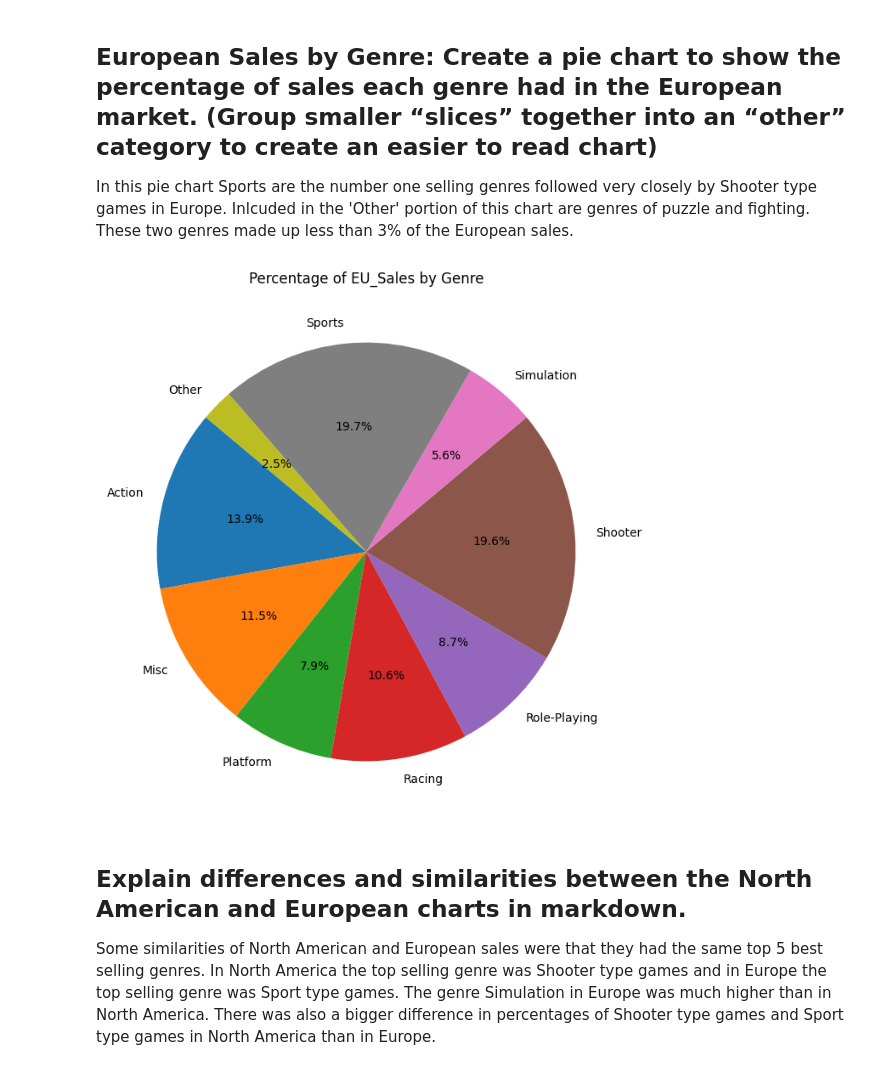
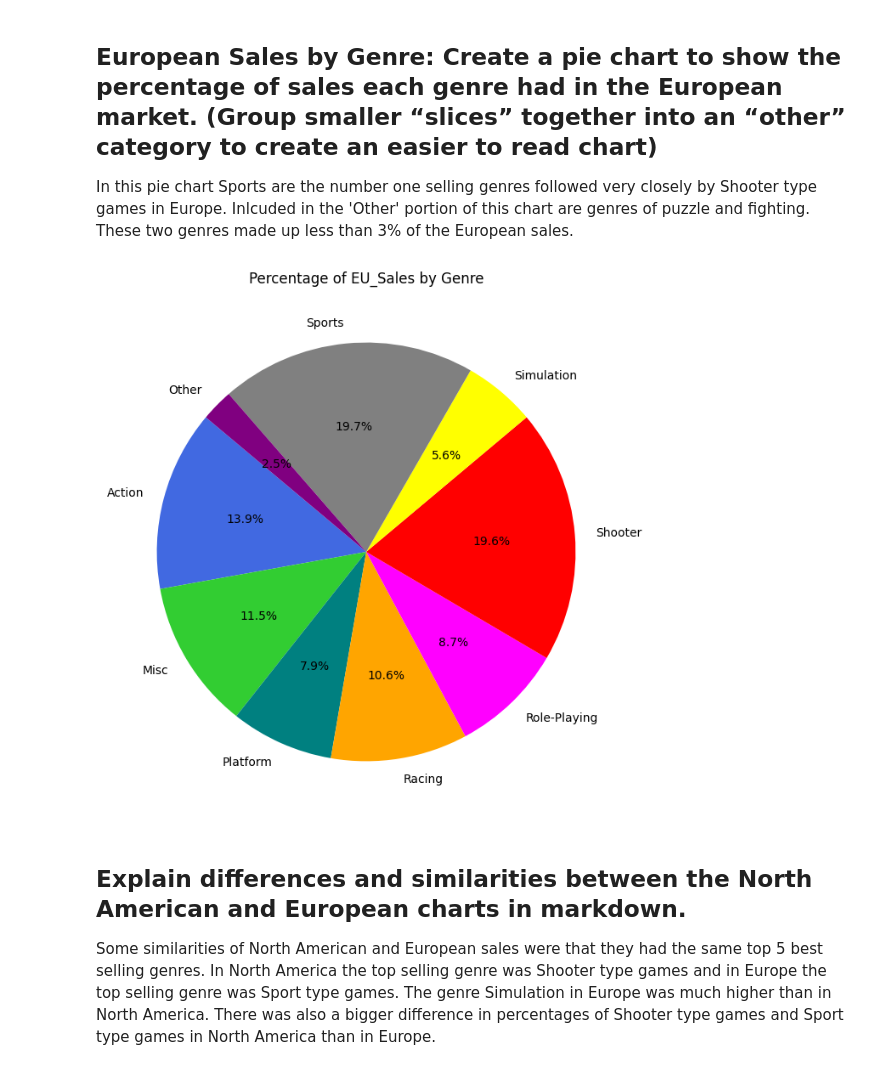
Before and after one commit to Schaeffer2013/Video_Game_Sales, a Jupyter notebook: Video_Game_Sales.ipynb, the cells around one changed output. Cells and saved outputs as stored; diff of their text form; code cells hidden in the pictures.

```diff
--- a/Video_Game_Sales.ipynb
+++ b/Video_Game_Sales.ipynb
@@ -85,18 +95,19 @@ In this pie chart Sports are the number one selling genres followed very closely
 # %%
 genre_eu_sales = vgs.groupby('Genre')['EU_Sales'].sum()
 total_eu_sales = genre_eu_sales.sum()
 genre_percent = (genre_eu_sales / total_eu_sales) * 100
 threshold = 3
 main_genres = genre_percent[genre_percent >= threshold]
 other_genre = genre_percent[genre_percent < threshold].sum()
 main_genres['Other'] = other_genre
+colors = ['royalblue', 'limegreen', 'teal', 'orange', 'magenta', 'red', 'yellow', 'gray', 'purple']
 plt.figure(figsize=(8, 8))
-plt.pie(main_genres, labels=main_genres.index, autopct='%1.1f%%', startangle=140)
+plt.pie(main_genres, labels=main_genres.index, colors=colors, autopct='%1.1f%%', startangle=140)
 plt.title('Percentage of EU_Sales by Genre')
 plt.axis=('equal')
 plt.show()
 # %% [output]
-[figure, old version]
+[figure, new version]
 # %% [markdown]
 ## Explain differences and similarities between the North American and European charts in markdown.
 Some similarities of North American and European sales were that they had the same top 5 best selling genres. In North America the top selling genre was Shooter type games and in Europe the top selling genre was Sport type games. The genre Simulation in Europe was much higher than in North America. There was also a bigger difference in percentages of Shooter type games and Sport type games in North America than in Europe.
```
Also changed, not shown: parts of 9 cells of this notebook.
